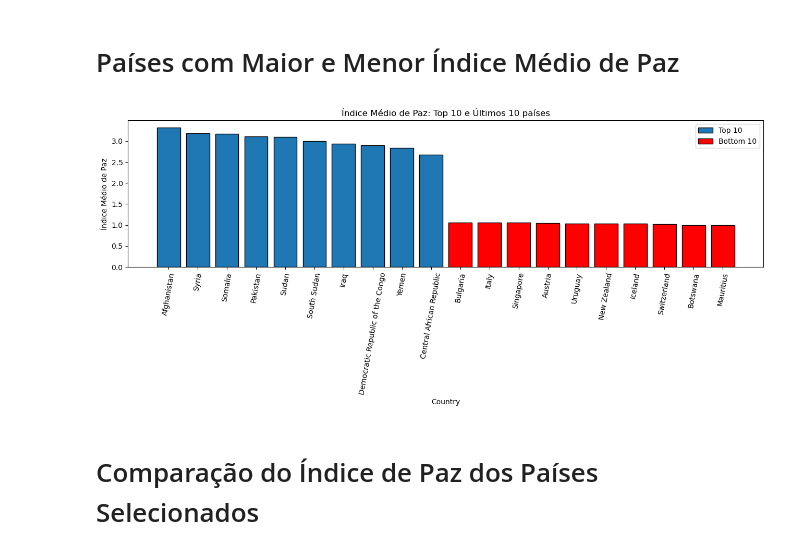
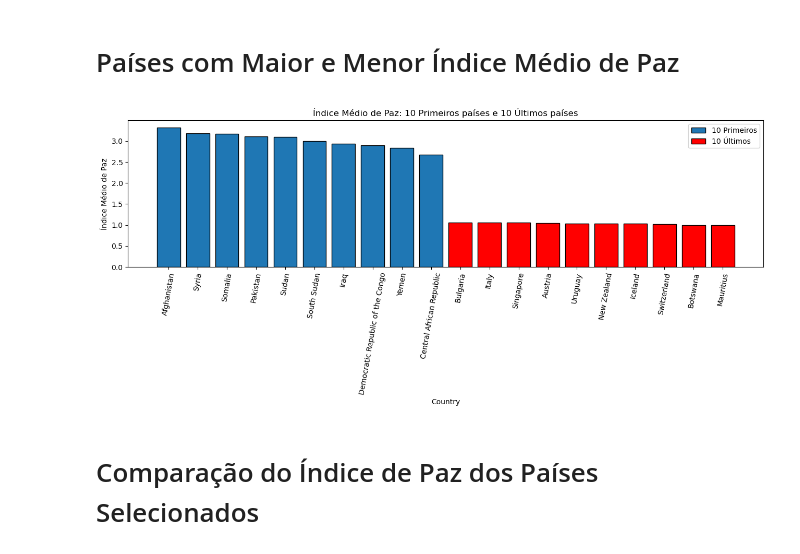
Before and after one commit to JackNoArms/Analises-de-dados, a Jupyter notebook: notebooks/indice-global-de-paz.ipynb, the cells around one changed output. Cells and saved outputs as stored; diff of their text form; code cells hidden in the pictures.

Commit message:
Atualizando o o indice-global-de-paz, limpando o código

```diff
--- a/notebooks/indice-global-de-paz.ipynb
+++ b/notebooks/indice-global-de-paz.ipynb
@@ -92,24 +92,24 @@ plt.show()
 # %%
 #Criando uma nova coluna e calculando a média horizontalmente mean(axis=1)
 df['Indice Médio de Paz'] = df.iloc[:, 2:].mean(axis=1)
 
 #Classificando o Dataframe pela coluna "Indice Médio de Paz" e ordenando decrescentemente
 df_ordenado = df.sort_values('Indice Médio de Paz', ascending=False)
 top_10_paises = df_ordenado.head(10)
 bottom_10_paises = df_ordenado.tail(10)
 
 plt.figure(figsize=(13, 6))
-plt.bar(top_10_paises['Country'], top_10_paises['Indice Médio de Paz'], label='Top 10', edgecolor='black')
-plt.bar(bottom_10_paises['Country'], bottom_10_paises['Indice Médio de Paz'], label='Bottom 10',  edgecolor='black', color='red')
+plt.bar(top_10_paises['Country'], top_10_paises['Indice Médio de Paz'], label='10 Primeiros', edgecolor='black')
+plt.bar(bottom_10_paises['Country'], bottom_10_paises['Indice Médio de Paz'], label='10 Últimos',  edgecolor='black', color='red')
 plt.xlabel('Country')
 plt.ylabel('Índice Médio de Paz')
-plt.title('Índice Médio de Paz: Top 10 e Últimos 10 países')
+plt.title('Índice Médio de Paz: 10 Primeiros países e 10 Últimos países')
 plt.xticks(rotation=80)
 plt.legend()
 plt.tight_layout()
 plt.show()
 # %% [output]
-[figure, old version]
+[figure, new version]
 # %% [markdown]
 # Comparação do Índice de Paz dos Países Selecionados
 # %%
```
Also changed, not shown: parts of 1 cell of this notebook.
